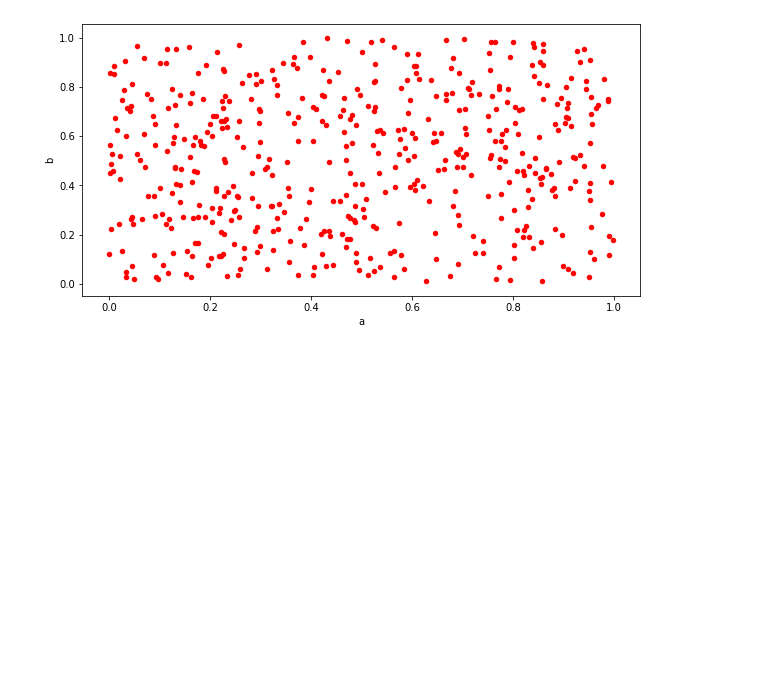
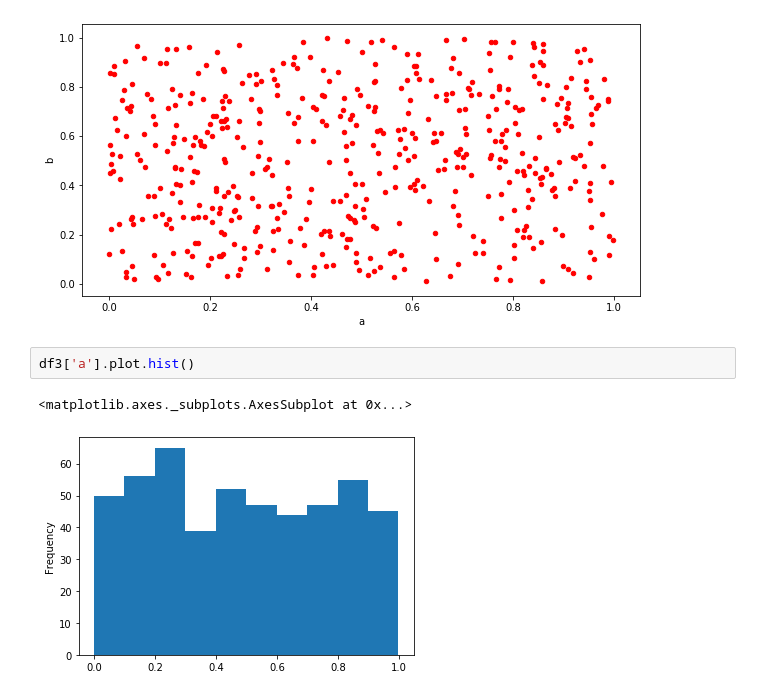
Before and after one commit to tosunthex/Py_DS_ML_BootCamp, a Jupyter notebook: Bootcamp_Levent/05-Pandas-Built-in-Data-Viz/Exercises.ipynb, the cells around one changed output. Drawn from its saved outputs; the diff is of its cells as text; blank space fills up the shorter version.

Commit message:
Pandas Data Visualization Exercises

```diff
--- a/Bootcamp_Levent/05-Pandas-Built-in-Data-Viz/Exercises.ipynb
+++ b/Bootcamp_Levent/05-Pandas-Built-in-Data-Viz/Exercises.ipynb
@@ -29,3 +31,8 @@ df3.plot.scatter(x='a',y='b',c='r',figsize=(10,5))
 # %% [output]
 <matplotlib.axes._subplots.AxesSubplot at 0x...>
 [figure]
+# %%
+df3['a'].plot.hist()
+# %% [output]
+<matplotlib.axes._subplots.AxesSubplot at 0x...>
+[figure, added]
```
Also changed, not shown: parts of 7 cells of this notebook.
